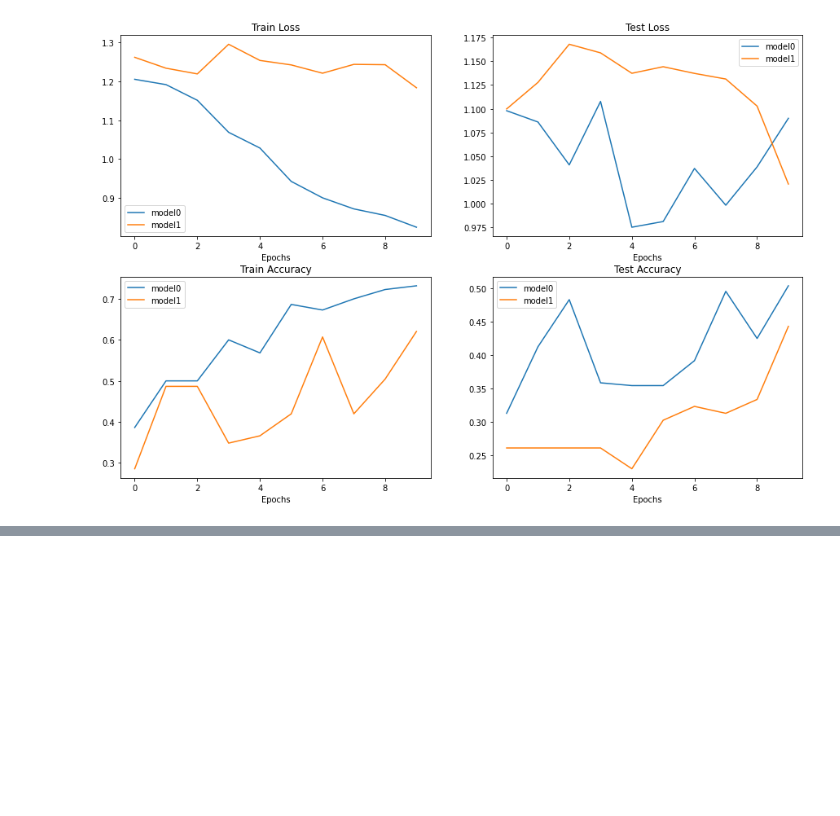
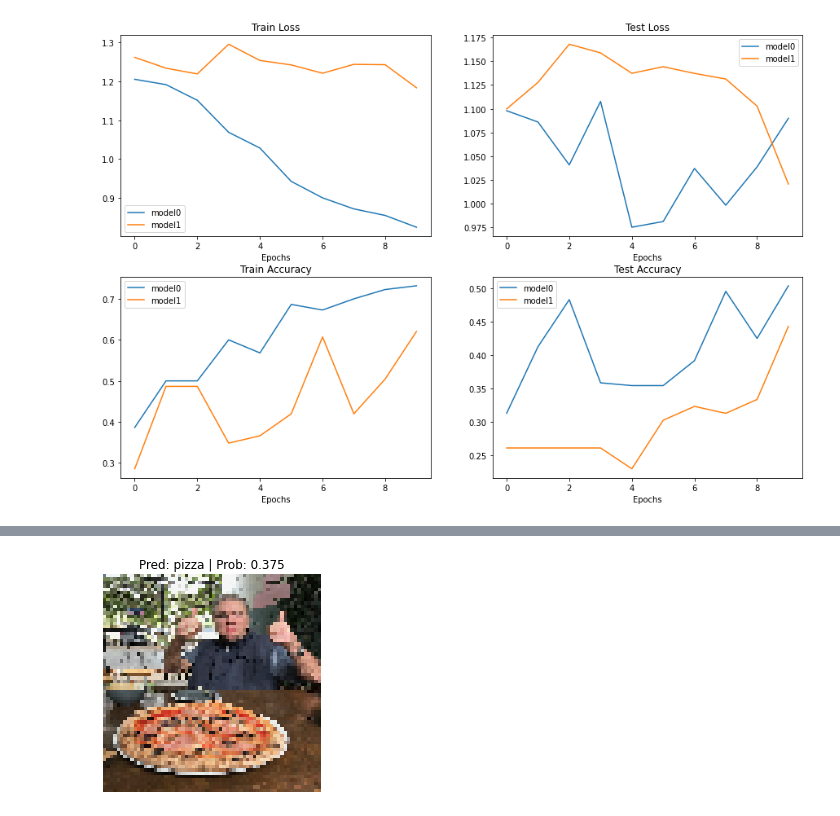
Before and after one commit to smbonilla/learningPyTorch, a Jupyter notebook: 04_pyTorchCustomDatasets.ipynb, the cells around one changed output, grey strips where cells are left out. Cells and saved outputs as stored; diff of their text form; code cells hidden in the pictures; blank space fills up the shorter version.

```diff
--- a/04_pyTorchCustomDatasets.ipynb
+++ b/04_pyTorchCustomDatasets.ipynb
@@ -1166,0 +1311,4 @@ plt.legend()
+# %%
+PredAndPlot(model=model1,imagePath=customImagePath, classNames=classNames,transform=customImageTransform, device=device)
+# %% [output]
+[figure, added]
```
Also changed, not shown: parts of 16 cells of this notebook.
